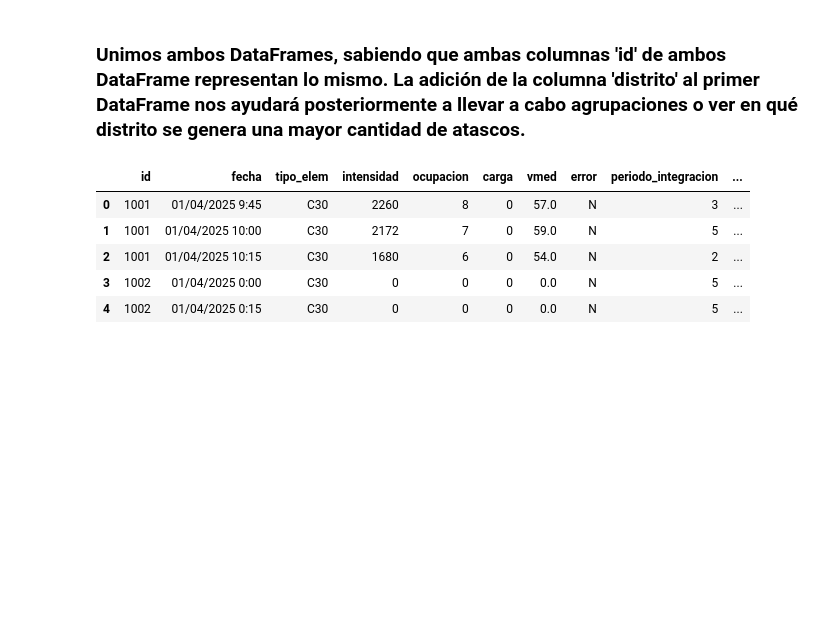
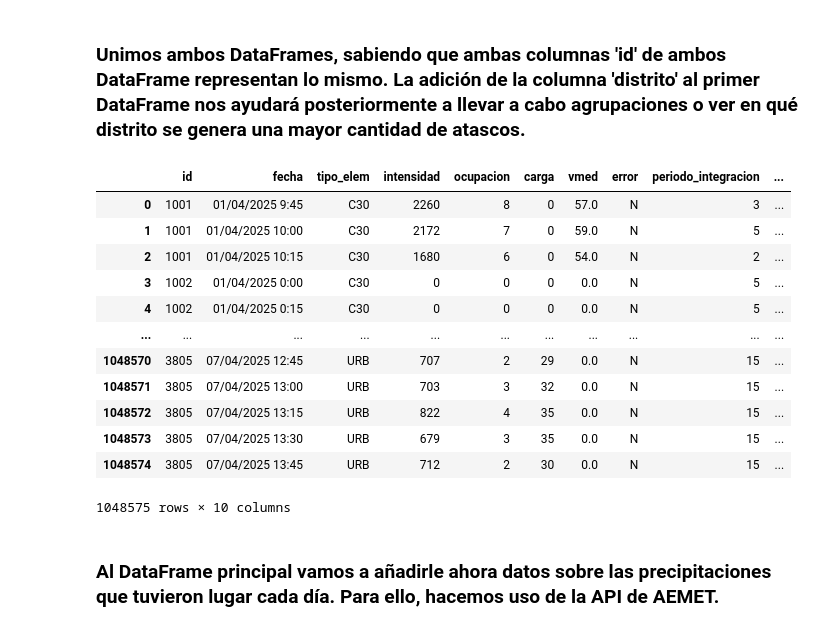
Before and after one commit to JoseACuesta/real_time_traffic_analysis_of_Madrid, a Jupyter notebook: data-preprocessing/src/data_preprocessing/preprocessing.ipynb, the cells around one changed output. Cells and saved outputs as stored; diff of their text form; code cells hidden in the pictures; blank space fills up the shorter version.

```diff
--- a/data-preprocessing/src/data_preprocessing/preprocessing.ipynb
+++ b/data-preprocessing/src/data_preprocessing/preprocessing.ipynb
@@ -60,11 +64,20 @@ memory usage: 116.4 KB
 ### Unimos ambos DataFrames, sabiendo que ambas columnas 'id' de ambos DataFrame representan lo mismo. La adición de la columna 'distrito' al primer DataFrame nos ayudará posteriormente a llevar a cabo agrupaciones o ver en qué distrito se genera una mayor cantidad de atascos.
 # %%
 data = historic_traffic_data.merge(measure_points_data, left_on='id', right_on='id')
-data.head()
+data
 # %% [output]
 |  | id | fecha | tipo_elem | intensidad | ocupacion | carga | vmed | error | periodo_integracion | ... |
 | 0 | 1001 | 01/04/2025 9:45 | C30 | 2260 | 8 | 0 | 57.0 | N | 3 | ... |
 | 1 | 1001 | 01/04/2025 10:00 | C30 | 2172 | 7 | 0 | 59.0 | N | 5 | ... |
 | 2 | 1001 | 01/04/2025 10:15 | C30 | 1680 | 6 | 0 | 54.0 | N | 2 | ... |
 | 3 | 1002 | 01/04/2025 0:00 | C30 | 0 | 0 | 0 | 0.0 | N | 5 | ... |
 | 4 | 1002 | 01/04/2025 0:15 | C30 | 0 | 0 | 0 | 0.0 | N | 5 | ... |
+| ... | ... | ... | ... | ... | ... | ... | ... | ... | ... | ... |
+| 1048570 | 3805 | 07/04/2025 12:45 | URB | 707 | 2 | 29 | 0.0 | N | 15 | ... |
+| 1048571 | 3805 | 07/04/2025 13:00 | URB | 703 | 3 | 32 | 0.0 | N | 15 | ... |
+| 1048572 | 3805 | 07/04/2025 13:15 | URB | 822 | 4 | 35 | 0.0 | N | 15 | ... |
+| 1048573 | 3805 | 07/04/2025 13:30 | URB | 679 | 3 | 35 | 0.0 | N | 15 | ... |
+| 1048574 | 3805 | 07/04/2025 13:45 | URB | 712 | 2 | 30 | 0.0 | N | 15 | ... |
+1048575 rows × 10 columns
+# %% [markdown]
+### Al DataFrame principal vamos a añadirle ahora datos sobre las precipitaciones que tuvieron lugar cada día. Para ello, hacemos uso de la API de AEMET.
```
Also changed, not shown: parts of 8 cells of this notebook.
